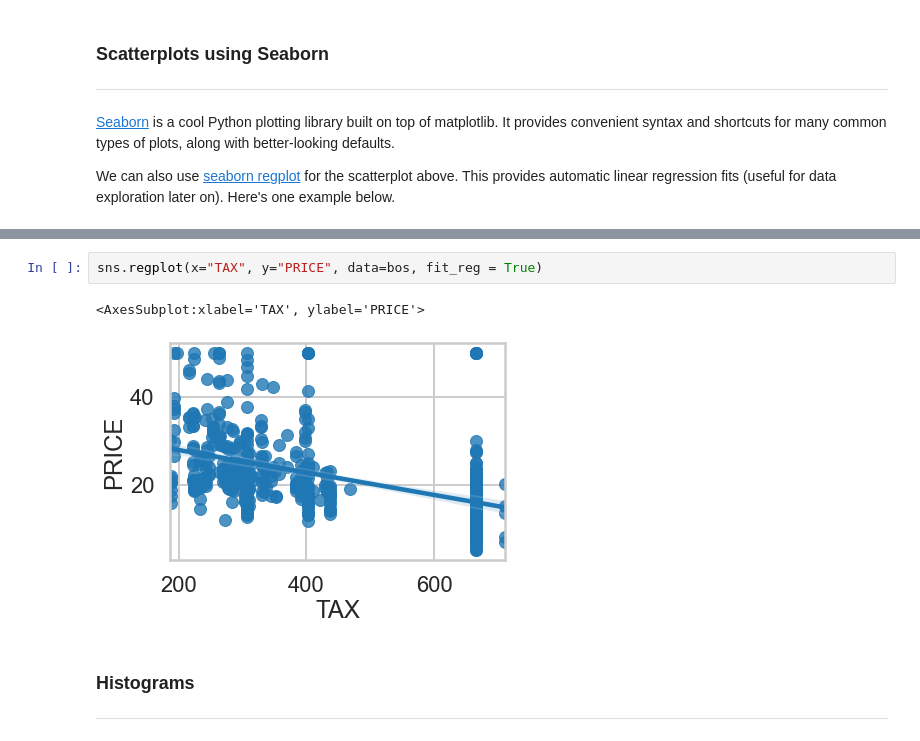
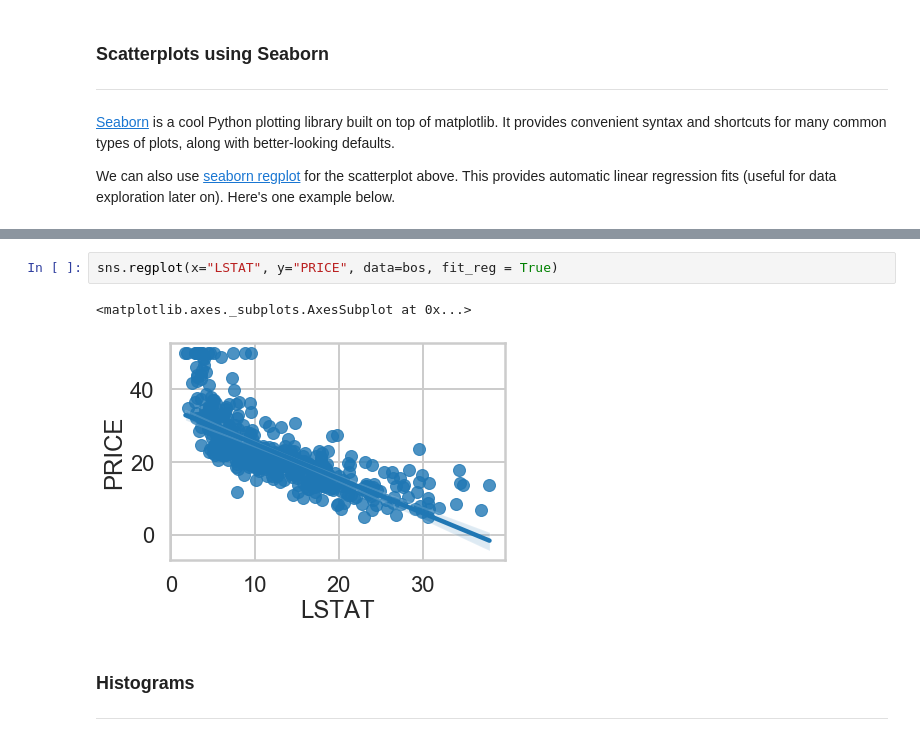
Before and after one commit to willr/mec-mini-projects, a Jupyter notebook: mec-11.4.1-linear-regression-mini-project/Mini_Project_Linear_Regression.ipynb, the cells around one changed output, grey strips where cells are left out. Drawn from its saved outputs; the diff is of its cells as text.

```diff
--- a/mec-11.4.1-linear-regression-mini-project/Mini_Project_Linear_Regression.ipynb
+++ b/mec-11.4.1-linear-regression-mini-project/Mini_Project_Linear_Regression.ipynb
@@ -354,8 +364,8 @@ sns.regplot(x="DIS", y="PRICE", data=bos, fit_reg = True)
 # %%
-sns.regplot(x="TAX", y="PRICE", data=bos, fit_reg = True)
+sns.regplot(x="LSTAT", y="PRICE", data=bos, fit_reg = True)
 # %% [output]
-<AxesSubplot:xlabel='TAX', ylabel='PRICE'>
+<matplotlib.axes._subplots.AxesSubplot at 0x...>
-[figure, old version]
+[figure, new version]
 # %% [markdown]
 ### Histograms
 ***
```
Also changed, not shown: parts of 43 cells of this notebook.
